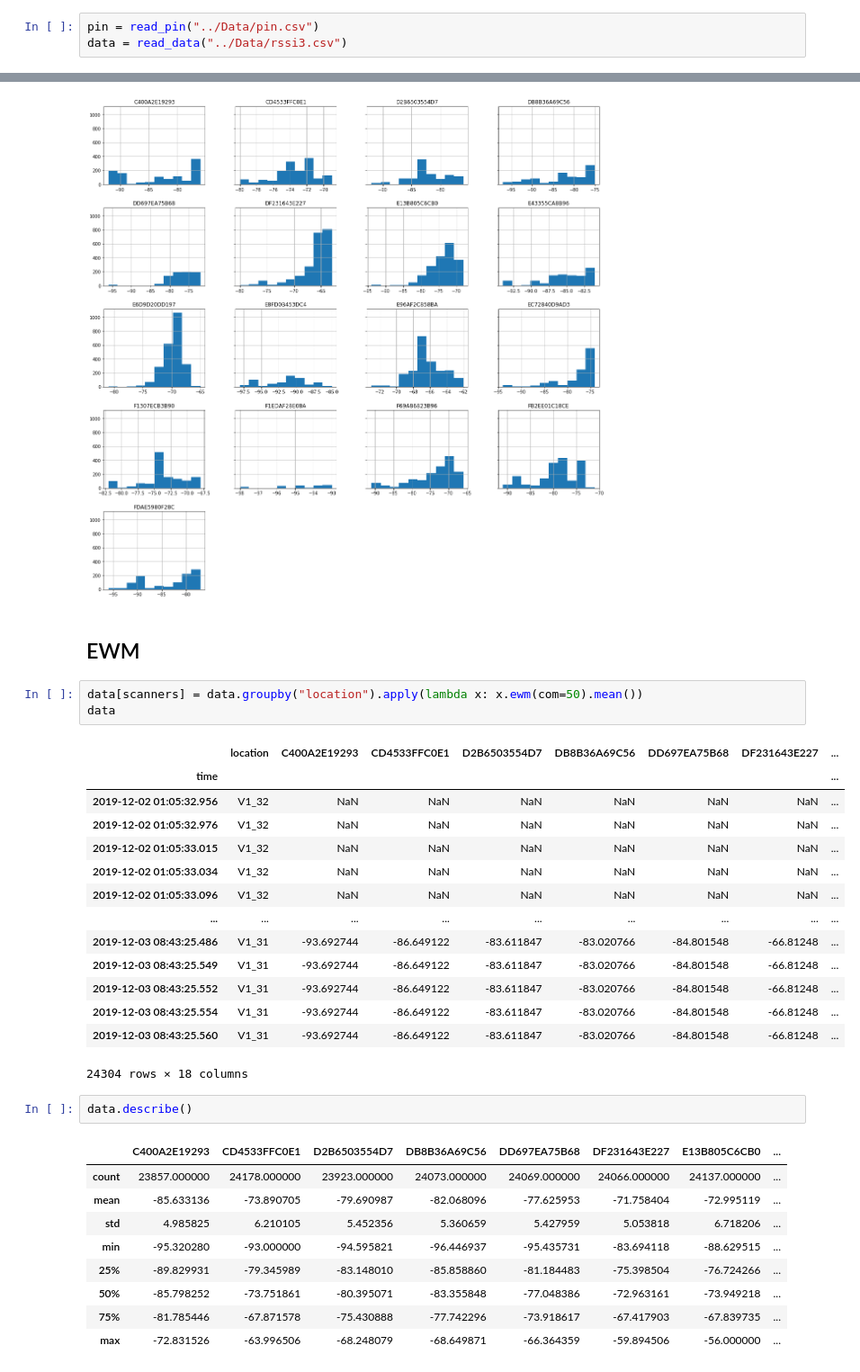
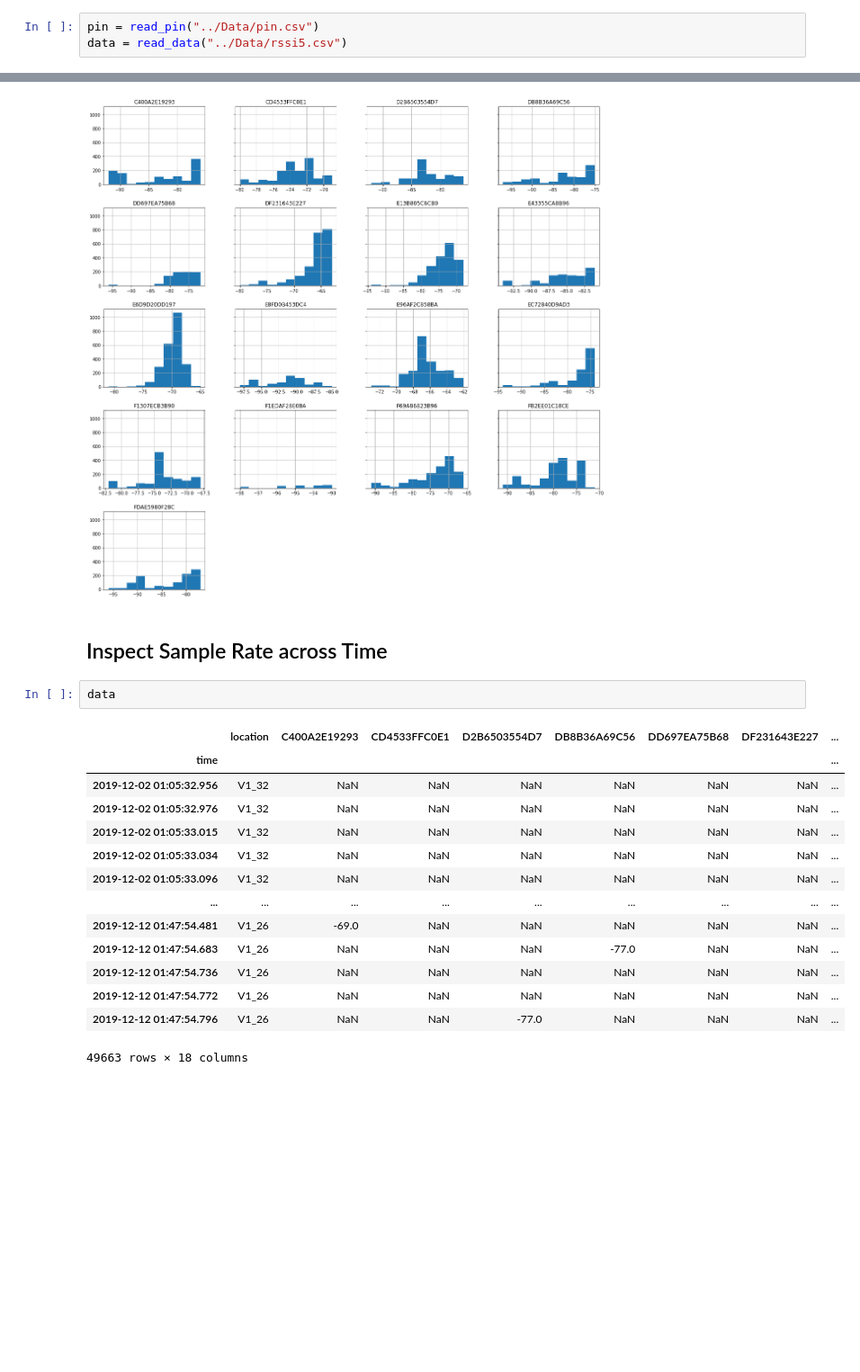
Before and after one commit to ChinHuan/blelocalization, a Jupyter notebook: Working Directory/Data Exploration.ipynb, the cells around one changed output, grey strips where cells are left out. Shown at 90% size. Saved outputs shown, nothing was run; the diff lists cells and outputs as text; blank space fills up the shorter version.

```diff
--- a/Working Directory/Data Exploration.ipynb
+++ b/Working Directory/Data Exploration.ipynb
@@ -12,7 +12,7 @@ from utilities import read_data, read_pin, scanners
 ## Import Data
 # %%
 pin = read_pin("../Data/pin.csv")
-data = read_data("../Data/rssi3.csv")
+data = read_data("../Data/rssi5.csv")
 # %% [output]
 All beacons: ['0117C55D14E4']
 Selecting all
@@ -282,35 +298,22 @@ data_rolled[data_rolled['location'] == "V1_23"].hist(figsize=(20,20), sharey=Tru
 plt.show()
 # %% [output]
 [figure]
-# %% [markdown]
-## EWM
-# %%
-data[scanners] = data.groupby("location").apply(lambda x: x.ewm(com=50).mean())
-data
-# %% [output]
-|  | location | C400A2E19293 | CD4533FFC0E1 | D2B6503554D7 | DB8B36A69C56 | DD697EA75B68 | DF231643E227 | ... |
-| time |  |  |  |  |  |  |  | ... |
-| 2019-12-02 01:05:32.956 | V1_32 | NaN | NaN | NaN | NaN | NaN | NaN | ... |
-| 2019-12-02 01:05:32.976 | V1_32 | NaN | NaN | NaN | NaN | NaN | NaN | ... |
-| 2019-12-02 01:05:33.015 | V1_32 | NaN | NaN | NaN | NaN | NaN | NaN | ... |
-| 2019-12-02 01:05:33.034 | V1_32 | NaN | NaN | NaN | NaN | NaN | NaN | ... |
-| 2019-12-02 01:05:33.096 | V1_32 | NaN | NaN | NaN | NaN | NaN | NaN | ... |
-| ... | ... | ... | ... | ... | ... | ... | ... | ... |
-| 2019-12-03 08:43:25.486 | V1_31 | -93.692744 | -86.649122 | -83.611847 | -83.020766 | -84.801548 | -66.81248 | ... |
-| 2019-12-03 08:43:25.549 | V1_31 | -93.692744 | -86.649122 | -83.611847 | -83.020766 | -84.801548 | -66.81248 | ... |
-| 2019-12-03 08:43:25.552 | V1_31 | -93.692744 | -86.649122 | -83.611847 | -83.020766 | -84.801548 | -66.81248 | ... |
-| 2019-12-03 08:43:25.554 | V1_31 | -93.692744 | -86.649122 | -83.611847 | -83.020766 | -84.801548 | -66.81248 | ... |
-| 2019-12-03 08:43:25.560 | V1_31 | -93.692744 | -86.649122 | -83.611847 | -83.020766 | -84.801548 | -66.81248 | ... |
-24304 rows × 18 columns
+# %% [markdown]
+## Inspect Sample Rate across Time
 # %%
-data.describe()
+data
 # %% [output]
-|  | C400A2E19293 | CD4533FFC0E1 | D2B6503554D7 | DB8B36A69C56 | DD697EA75B68 | DF231643E227 | E13B805C6CB0 | ... |
-| count | 23857.000000 | 24178.000000 | 23923.000000 | 24073.000000 | 24069.000000 | 24066.000000 | 24137.000000 | ... |
-| mean | -85.633136 | -73.890705 | -79.690987 | -82.068096 | -77.625953 | -71.758404 | -72.995119 | ... |
-| std | 4.985825 | 6.210105 | 5.452356 | 5.360659 | 5.427959 | 5.053818 | 6.718206 | ... |
-| min | -95.320280 | -93.000000 | -94.595821 | -96.446937 | -95.435731 | -83.694118 | -88.629515 | ... |
-| 25% | -89.829931 | -79.345989 | -83.148010 | -85.858860 | -81.184483 | -75.398504 | -76.724266 | ... |
-| 50% | -85.798252 | -73.751861 | -80.395071 | -83.355848 | -77.048386 | -72.963161 | -73.949218 | ... |
-| 75% | -81.785446 | -67.871578 | -75.430888 | -77.742296 | -73.918617 | -67.417903 | -67.839735 | ... |
-| max | -72.831526 | -63.996506 | -68.248079 | -68.649871 | -66.364359 | -59.894506 | -56.000000 | ... |
+|  | location | C400A2E19293 | CD4533FFC0E1 | D2B6503554D7 | DB8B36A69C56 | DD697EA75B68 | DF231643E227 | ... |
+| time |  |  |  |  |  |  |  | ... |
+| 2019-12-02 01:05:32.956 | V1_32 | NaN | NaN | NaN | NaN | NaN | NaN | ... |
+| 2019-12-02 01:05:32.976 | V1_32 | NaN | NaN | NaN | NaN | NaN | NaN | ... |
+| 2019-12-02 01:05:33.015 | V1_32 | NaN | NaN | NaN | NaN | NaN | NaN | ... |
+| 2019-12-02 01:05:33.034 | V1_32 | NaN | NaN | NaN | NaN | NaN | NaN | ... |
+| 2019-12-02 01:05:33.096 | V1_32 | NaN | NaN | NaN | NaN | NaN | NaN | ... |
+| ... | ... | ... | ... | ... | ... | ... | ... | ... |
+| 2019-12-12 01:47:54.481 | V1_26 | -69.0 | NaN | NaN | NaN | NaN | NaN | ... |
+| 2019-12-12 01:47:54.683 | V1_26 | NaN | NaN | NaN | -77.0 | NaN | NaN | ... |
+| 2019-12-12 01:47:54.736 | V1_26 | NaN | NaN | NaN | NaN | NaN | NaN | ... |
+| 2019-12-12 01:47:54.772 | V1_26 | NaN | NaN | NaN | NaN | NaN | NaN | ... |
+| 2019-12-12 01:47:54.796 | V1_26 | NaN | NaN | -77.0 | NaN | NaN | NaN | ... |
+49663 rows × 18 columns
```
Also changed, not shown: parts of 22 cells of this notebook, 1 other file.
